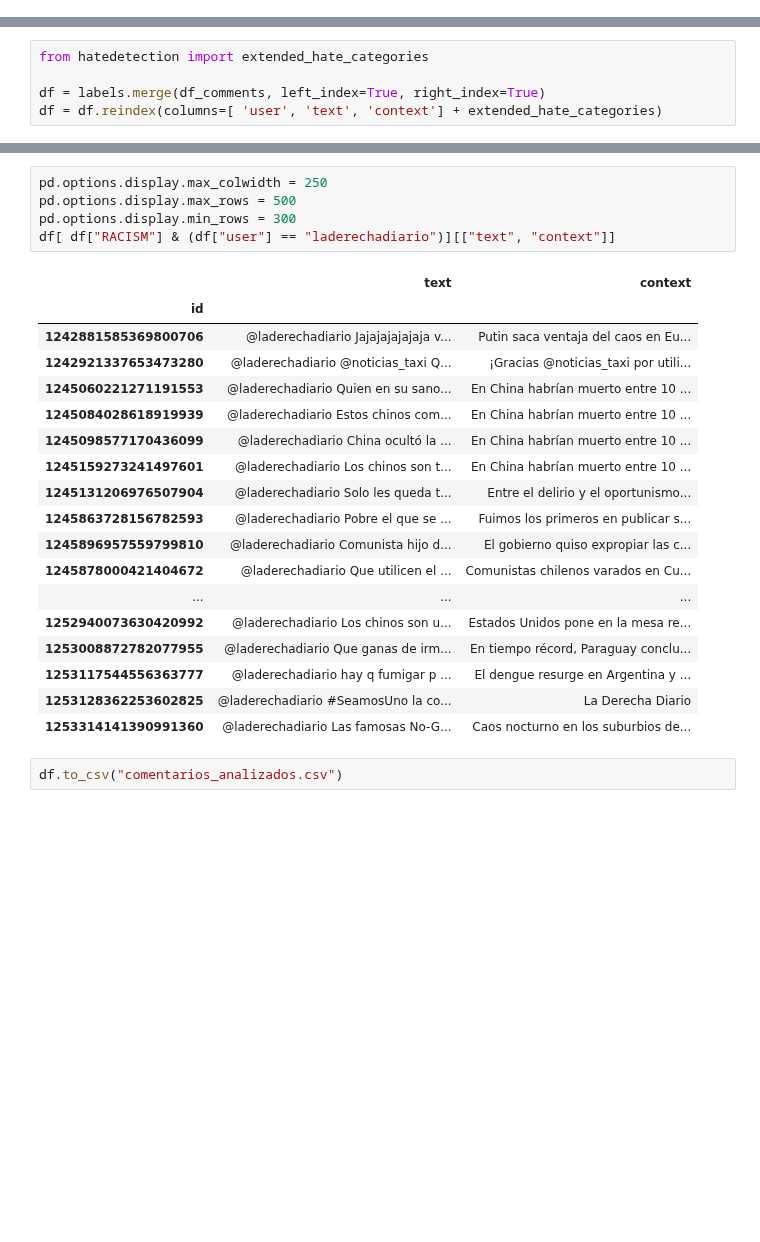
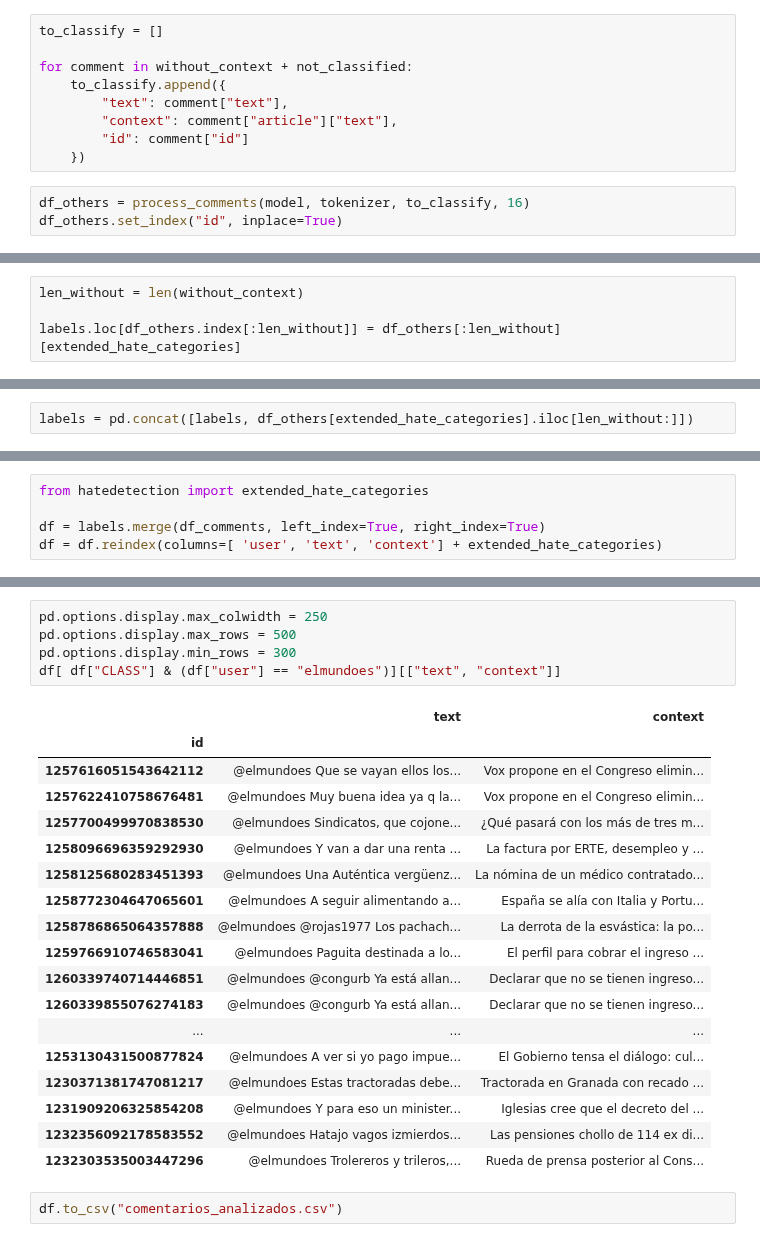
Before and after one commit to finiteautomata/contextualized-hatespeech-classification, a Jupyter notebook: notebooks/misc/full-data.ipynb, the cells around one changed output, grey strips where cells are left out. Saved outputs shown, nothing was run; the diff lists cells and outputs as text; blank space fills up the shorter version.

```diff
--- a/notebooks/misc/full-data.ipynb
+++ b/notebooks/misc/full-data.ipynb
@@ -27,0 +148,12 @@ with open(path) as f:
+# %%
+to_classify = []
+
+for comment in without_context + not_classified:
+    to_classify.append({
+        "text": comment["text"],
+        "context": comment["article"]["text"],
+        "id": comment["id"]
+    })
+# %%
+df_others = process_comments(model, tokenizer, to_classify, 16)
+df_others.set_index("id", inplace=True)
@@ -27,0 +172,4 @@ with open(path) as f:
+# %%
+len_without = len(without_context)
+
+labels.loc[df_others.index[:len_without]] = df_others[:len_without][extended_hate_categories]
@@ -27,0 +178,2 @@ with open(path) as f:
+# %%
+labels = pd.concat([labels, df_others[extended_hate_categories].iloc[len_without:]])
@@ -89,26 +377,26 @@ dtype: int64
 # %%
 pd.options.display.max_colwidth = 250
 pd.options.display.max_rows = 500
 pd.options.display.min_rows = 300
-df[ df["RACISM"] & (df["user"] == "laderechadiario")][["text", "context"]]
+df[ df["CLASS"] & (df["user"] == "elmundoes")][["text", "context"]]
 # %% [output]
 |  | text | context |
 | id |  |  |
-| 1242881585369800706 | @laderechadiario Jajajajajajaja v... | Putin saca ventaja del caos en Eu... |
-| 1242921337653473280 | @laderechadiario @noticias_taxi Q... | ¡Gracias @noticias_taxi por utili... |
-| 1245060221271191553 | @laderechadiario Quien en su sano... | En China habrían muerto entre 10 ... |
-| 1245084028618919939 | @laderechadiario Estos chinos com... | En China habrían muerto entre 10 ... |
-| 1245098577170436099 | @laderechadiario China ocultó la ... | En China habrían muerto entre 10 ... |
-| 1245159273241497601 | @laderechadiario Los chinos son t... | En China habrían muerto entre 10 ... |
-| 1245131206976507904 | @laderechadiario Solo les queda t... | Entre el delirio y el oportunismo... |
-| 1245863728156782593 | @laderechadiario Pobre el que se ... | Fuimos los primeros en publicar s... |
-| 1245896957559799810 | @laderechadiario Comunista hijo d... | El gobierno quiso expropiar las c... |
-| 1245878000421404672 | @laderechadiario Que utilicen el ... | Comunistas chilenos varados en Cu... |
+| 1257616051543642112 | @elmundoes Que se vayan ellos los... | Vox propone en el Congreso elimin... |
+| 1257622410758676481 | @elmundoes Muy buena idea ya q la... | Vox propone en el Congreso elimin... |
+| 1257700499970838530 | @elmundoes Sindicatos, que cojone... | ¿Qué pasará con los más de tres m... |
+| 1258096696359292930 | @elmundoes Y van a dar una renta ... | La factura por ERTE, desempleo y ... |
+| 1258125680283451393 | @elmundoes Una Auténtica vergüenz... | La nómina de un médico contratado... |
+| 1258772304647065601 | @elmundoes A seguir alimentando a... | España se alía con Italia y Portu... |
+| 1258786865064357888 | @elmundoes @rojas1977 Los pachach... | La derrota de la esvástica: la po... |
+| 1259766910746583041 | @elmundoes Paguita destinada a lo... | El perfil para cobrar el ingreso ... |
+| 1260339740714446851 | @elmundoes @congurb Ya está allan... | Declarar que no se tienen ingreso... |
+| 1260339855076274183 | @elmundoes @congurb Ya está allan... | Declarar que no se tienen ingreso... |
 | ... | ... | ... |
-| 1252940073630420992 | @laderechadiario Los chinos son u... | Estados Unidos pone en la mesa re... |
-| 1253008872782077955 | @laderechadiario Que ganas de irm... | En tiempo récord, Paraguay conclu... |
-| 1253117544556363777 | @laderechadiario hay q fumigar p ... | El dengue resurge en Argentina y ... |
-| 1253128362253602825 | @laderechadiario #SeamosUno la co... | La Derecha Diario |
-| 1253314141390991360 | @laderechadiario Las famosas No-G... | Caos nocturno en los suburbios de... |
+| 1253130431500877824 | @elmundoes A ver si yo pago impue... | El Gobierno tensa el diálogo: cul... |
+| 1230371381747081217 | @elmundoes Estas tractoradas debe... | Tractorada en Granada con recado ... |
+| 1231909206325854208 | @elmundoes Y para eso un minister... | Iglesias cree que el decreto del ... |
+| 1232356092178583552 | @elmundoes Hatajo vagos izmierdos... | Las pensiones chollo de 114 ex di... |
+| 1232303535003447296 | @elmundoes Trolereros y trileros,... | Rueda de prensa posterior al Cons... |
 # %%
 df.to_csv("comentarios_analizados.csv")
```
Also changed, not shown: parts of 26 cells of this notebook, 10 other files.
